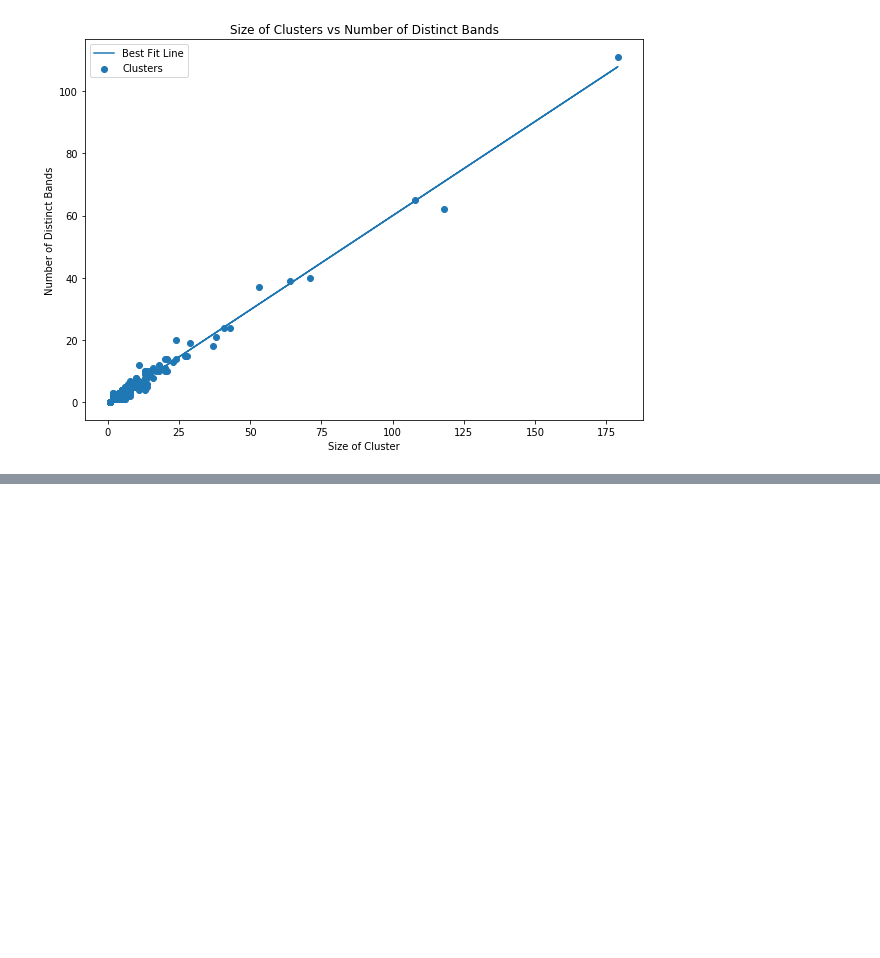
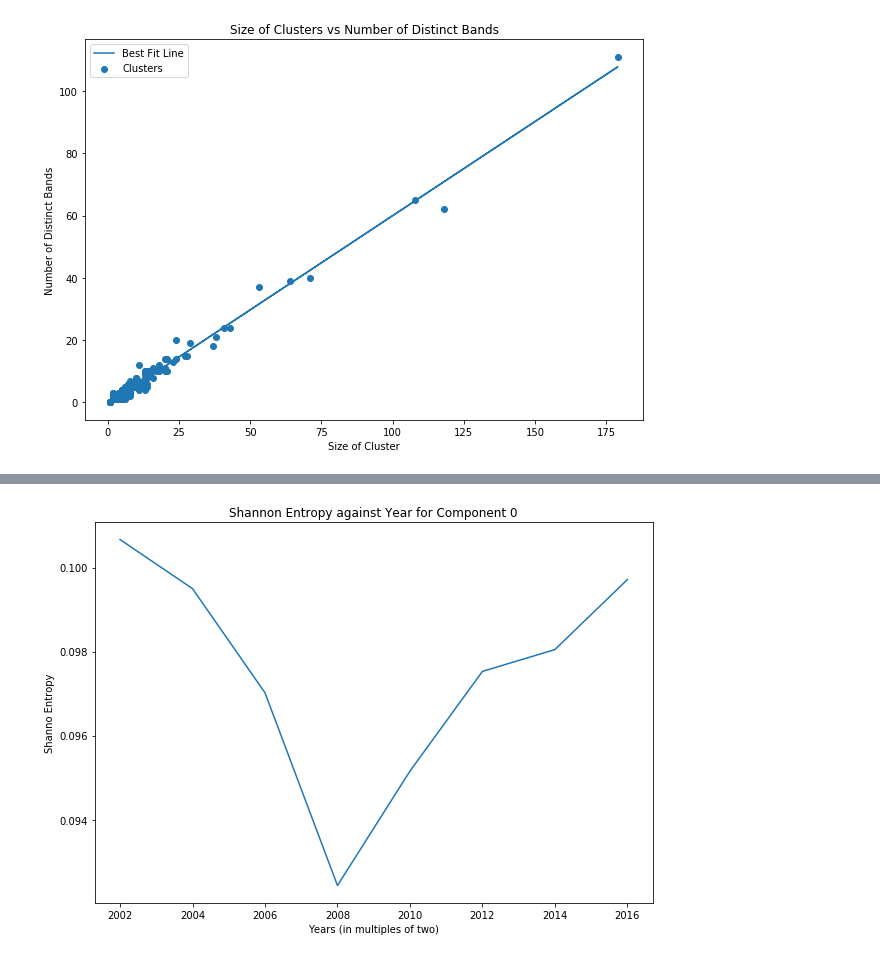
Before and after one commit to jzh001/Social-Network-Structure-in-Common-Interest-Communities, a Jupyter notebook: notebook.ipynb, the cells around one changed output, grey strips where cells are left out. Drawn from its saved outputs; the diff is of its cells as text; code cells hidden in the pictures; blank space fills up the shorter version.

```diff
--- a/notebook.ipynb
+++ b/notebook.ipynb
@@ -564,0 +587,11 @@ Mean Similarity =  0.52
+# %%
+plt.title('Shannon Entropy against Year for Component 0')
+plt.xlabel('Years (in multiples of two)')
+plt.ylabel('Shanno Entropy')
+avesim_x = [x for x in range(2002,2018,2)] #each year
+SG = DG.subgraph(comps[0])
+avesim_y = [entropy(-1,filter_year(SG,[x,x+1])) for x in avesim_x]
+plt.plot(avesim_x,avesim_y)
+plt.savefig('Shanno Entropy against Year for Component 0')
+# %% [output]
+[figure, added]
```
Also changed, not shown: parts of 15 cells of this notebook.
